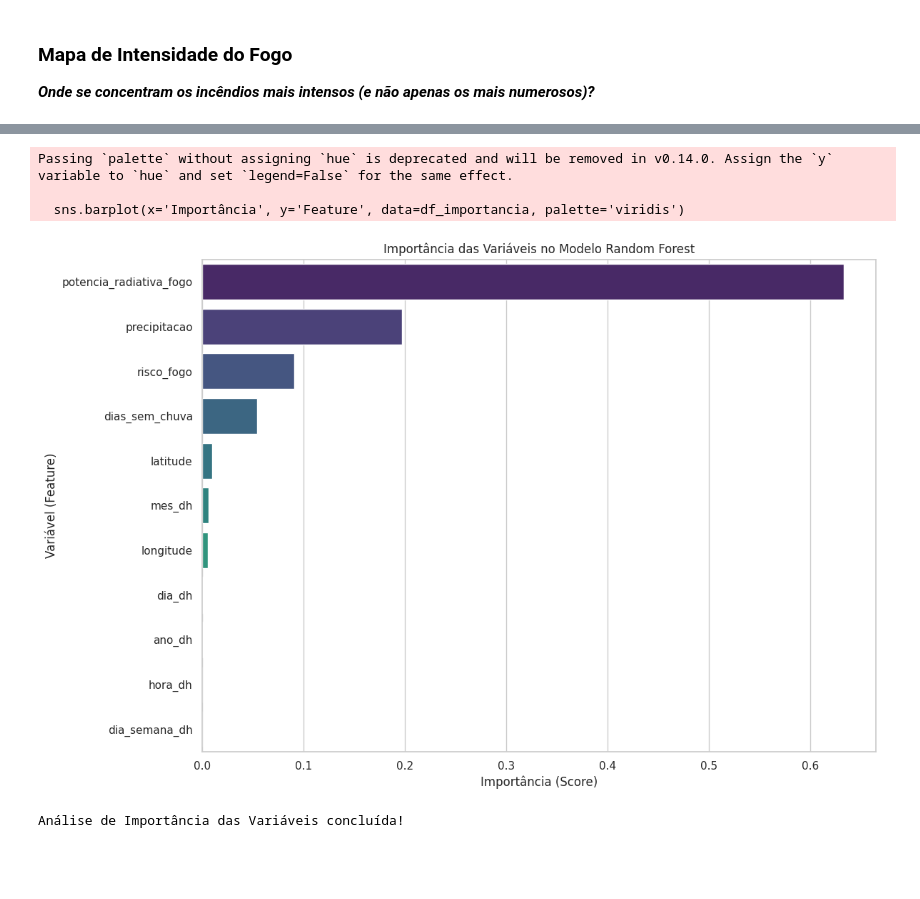
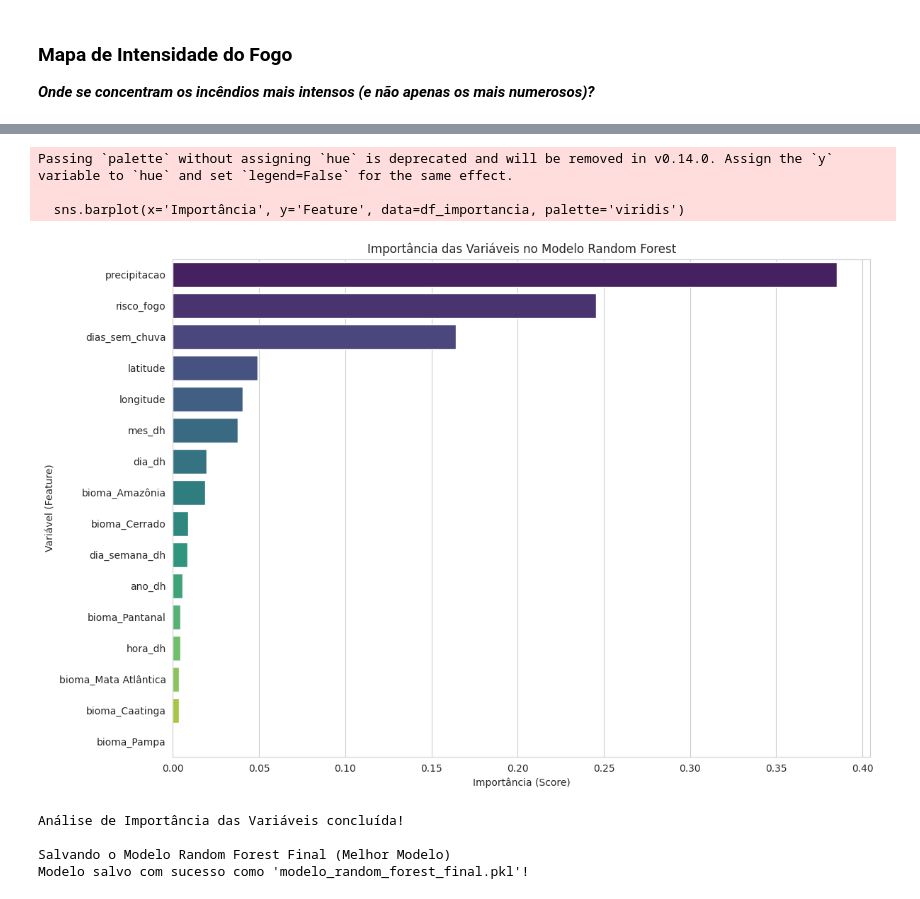
Before and after one commit to marcovsilva/projeto_predi-o_analise_focos_queimadas, a Jupyter notebook: predição_analise_focos_queimadas.ipynb, the cells around one changed output, grey strips where cells are left out. Drawn from its saved outputs; the diff is of its cells as text; code cells hidden in the pictures; blank space fills up the shorter version.

```diff
--- a/predição_analise_focos_queimadas.ipynb
+++ b/predição_analise_focos_queimadas.ipynb
@@ -392,7 +436,7 @@ from cuml.linear_model import LogisticRegression
 
 # Vamos pegar uma amostra para testar a lógica
 # Copiado o DataFrame original para evitar modificar o original se necessário
-df_amostra = df_limpo.sample(n=100000, random_state=42).copy()
+df_amostra = df_limpo.sample(n=200000, random_state=42).copy()
 
 # Converter 'data_hora' em objetos datetime
 df_amostra['data_hora'] = pd.to_datetime(df_amostra['data_hora'])
@@ -1083,52 +2112,56 @@ Tabela de comparação salva com sucesso!
 # %%
-from sklearn.ensemble import RandomForestClassifier
 import pandas as pd
 import numpy as np
+from sklearn.ensemble import RandomForestClassifier
 import matplotlib.pyplot as plt
 import seaborn as sns
+import joblib # Importado para o Próximo Passo: Salvar o Modelo Final
 
-# Código para carregar e preparar os dados
+# Carregamento e Preparação dos Dados
+print("Carregando e preparando os dados para a análise de Feature Importance")
+
 # Recarregar o DataFrame do arquivo CSV gerado anteriormente
 df_processado = pd.read_csv('dados_processados_para_modelo.csv')
 
-# Converter 'data_hora' para datetime e extrair features temporais
+# Conversão e extração de features temporais
 df_processado['data_hora'] = pd.to_datetime(df_processado['data_hora'])
 df_processado['ano_dh'] = df_processado['data_hora'].dt.year
 df_processado['mes_dh'] = df_processado['data_hora'].dt.month
 df_processado['dia_dh'] = df_processado['data_hora'].dt.day
 df_processado['hora_dh'] = df_processado['data_hora'].dt.hour
-df_processado['dia_semana_dh'] = df_processado['data_hora'].dt.dayofweek # Segunda=0, Domingo=6
+df_processado['dia_semana_dh'] = df_processado['data_hora'].dt.dayofweek
 
-# Converter 'bioma' para formato numérico usando one-hot encoding
+# One-hot encoding para 'bioma'
 df_processado_encoded = pd.get_dummies(df_processado, columns=['bioma'], prefix='bioma')
 
 # Definir X (features) e y (target)
-colunas_para_remover = ['alvo', 'ano', 'mes', 'data_hora']
-X = df_processado_encoded.drop(columns=colunas_para_remover)
+# Mantendo a remoção das colunas de data/hora originais
+colunas_para_remover = ['alvo', 'ano', 'mes', 'data_hora', 'potencia_radiativa_fogo']
+X = df_processado_encoded.drop(columns=colunas_para_remover, errors='ignore')
 y = df_processado_encoded['alvo']
 
-# Verificação e Limpeza de Tipos de Dados antes de usar X
-# Identificar colunas não numéricas em X
-non_numeric_cols = X.select_dtypes(exclude=np.number).columns.tolist()
-if non_numeric_cols:
-    print(f"Removendo colunas não numéricas de X: {non_numeric_cols}")
-    X = X.drop(columns=non_numeric_cols)
-    print("Colunas não numéricas removidas.")
+# Converter booleanos para int em vez de remover
+bool_cols = X.select_dtypes(include=['bool']).columns
+if not bool_cols.empty:
+    X[bool_cols] = X[bool_cols].astype(int)
+    print(f"Colunas booleanas (biomas) convertidas para int (0/1).")
+    X = X.select_dtypes(include=np.number) # Garantir que só temos numéricos
 else:
-    print("Nenhuma coluna não numérica encontrada em X.")
+    print("Nenhuma coluna booleana ou não numérica encontrada para ajuste. Dados prontos.")
 # Fim do pré-processamento
+print(f"Número total de features em X: {X.shape[1]}")
 
 
-# Análise de Importância das Variáveis (Feature Importance) para Random Forest
-print("\nRealizando Análise de Importância das Variáveis (Feature Importance) para Random Forest...")
+# Análise de Importância das Variáveis (Feature Importance)
+print("\nRealizando Análise de Importância das Variáveis (Feature Importance) para Random Forest")
 
-# Treinar um modelo Random Forest no conjunto completo de dados pré-processados (X, y)
-# apenas para obter a importância das features.
-modelo_rf_importancia = RandomForestClassifier(n_estimators=100, random_state=42, n_jobs=-1)
-modelo_rf_importancia.fit(X, y)
+# Treinar o modelo Random Forest no conjunto completo de dados pré-processados
+# Usamos o Random Forest por ser o melhor modelo.
+modelo_rf_final = RandomForestClassifier(n_estimators=100, random_state=42, n_jobs=-1)
+modelo_rf_final.fit(X, y)
 
 # Obter a importância das features
-importancias = modelo_rf_importancia.feature_importances_
+importancias = modelo_rf_final.feature_importances_
 
 # Mapear a importância para os nomes das features
 nomes_features = X.columns
@@ -1137,9 +2170,10 @@ df_importancia = pd.DataFrame({'Feature': nomes_features, 'Importância': import
 # Ordenar as features por importância
 df_importancia = df_importancia.sort_values(by='Importância', ascending=False)
 
-# Exibir as features mais importantes
-print("\nImportância das Variáveis (Features) no Modelo Random Forest:")
-display(df_importancia)
+# Exibir as features mais importantes (Top 10 ou todas)
+print("\nImportância das Variáveis (Features) no Modelo Random Forest (Top 15):")
+# Usamos 'to_string' para garantir que a tabela seja exibida corretamente em diferentes ambientes
+print(df_importancia.head(15).to_string(index=False))
 
 # Visualizar a importância das features
 plt.figure(figsize=(12, 8))
@@ -1147,8 +2181,19 @@ sns.barplot(x='Importância', y='Feature', data=df_importancia, palette='viridis
 plt.title('Importância das Variáveis no Modelo Random Forest')
 plt.xlabel('Importância (Score)')
 plt.ylabel('Variável (Feature)')
-plt.tight_layout() # Ajusta o layout para evitar cortes
+plt.tight_layout()
 plt.show()
 
 print("\nAnálise de Importância das Variáveis concluída!")
+
+
+# Salvar o Modelo Final (Passo Sugerido para Produção)
+print("\nSalvando o Modelo Random Forest Final (Melhor Modelo)")
+
+# Salvar o modelo em um arquivo .pkl
+try:
+    joblib.dump(modelo_rf_final, 'modelo_random_forest_final.pkl')
+    print("Modelo salvo com sucesso como 'modelo_random_forest_final.pkl'!")
+except Exception as e:
+    print(f"Ocorreu um erro ao salvar o modelo: {e}")
 # %% [output]
@@ -1173,5 +2217,8 @@ Importância das Variáveis (Features) no Modelo Random Forest:
 Passing `palette` without assigning `hue` is deprecated and will be removed in v0.14.0. Assign the `y` variable to `hue` and set `legend=False` for the same effect.
 
   sns.barplot(x='Importância', y='Feature', data=df_importancia, palette='viridis')
-[figure, old version]
+[figure, new version]
 Análise de Importância das Variáveis concluída!
+
+Salvando o Modelo Random Forest Final (Melhor Modelo)
+Modelo salvo com sucesso como 'modelo_random_forest_final.pkl'!
```
Also changed, not shown: parts of 35 cells of this notebook.
